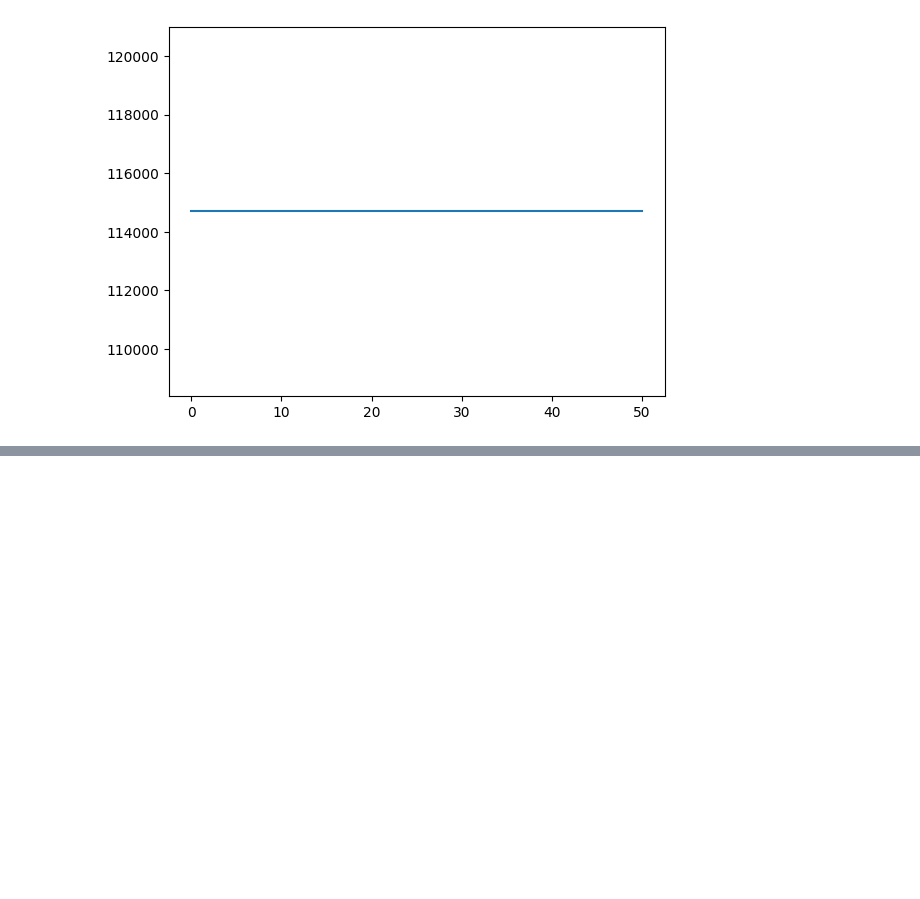
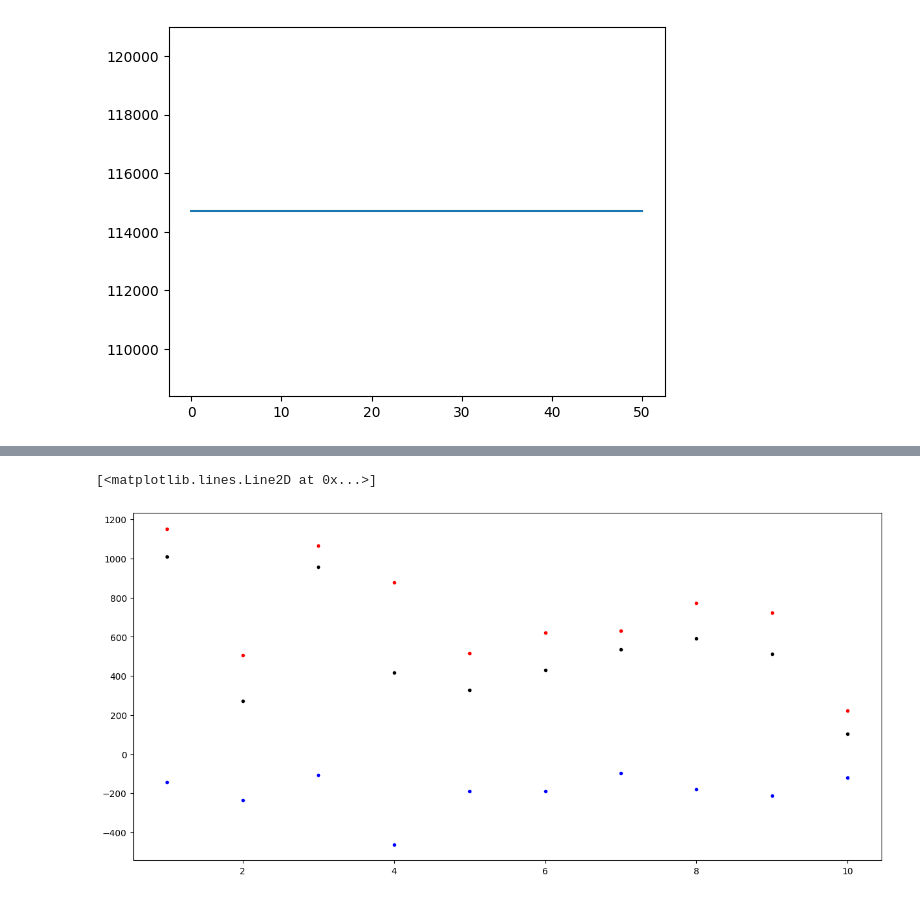
Before and after one commit to KhanNot/GP_trading_strategies, a Jupyter notebook: read_results.ipynb, the cells around one changed output, grey strips where cells are left out. Drawn from its saved outputs; the diff is of its cells as text; code cells hidden in the pictures; blank space fills up the shorter version.

```diff
--- a/read_results.ipynb
+++ b/read_results.ipynb
@@ -344,0 +263,12 @@ print([i[0]-i[1] for i in lst_hof_train])
+# %%
+with open(rf"/home/khann/masters/results_run2/run_2024-08-10_02-20/hof.pkl", 'rb') as file:
+        # Serialize the object and write it to the file
+            hof = pickle.load(file)
+# %%
+lst_hof_test = []
+for i in hof.items:
+    lst_hof_test.append(trading_strat(individual = i, df=df_test,pset=pset)[:2])
+
+lst_hof_train = []
+for i in hof.items:
+    lst_hof_train.append(trading_strat(individual = i, df=df_train,pset=pset)[:2])
@@ -344,0 +288,8 @@ print([i[0]-i[1] for i in lst_hof_train])
+# %%
+plt.figure(figsize=(15,7))
+plt.plot(range(1,len(hof)+1),[i[0] for i in lst_hof_test],'r.')
+plt.plot(range(1,len(hof)+1),[i[1] for i in lst_hof_test],'b.')
+plt.plot(range(1,len(hof)+1),[i[0]+i[1]  for i in lst_hof_test],'k.')
+# %% [output]
+[<matplotlib.lines.Line2D at 0x...>]
+[figure, added]
```
Also changed, not shown: parts of 21 cells of this notebook, 22 other files.
